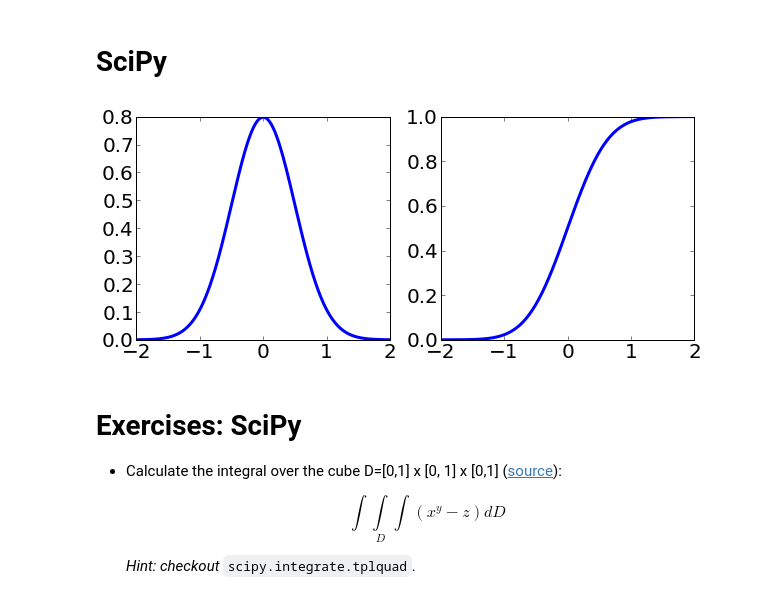
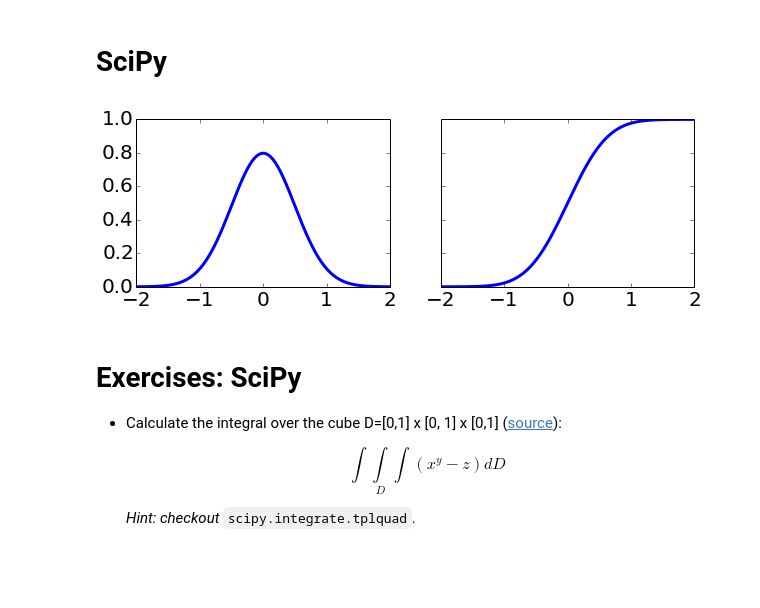
Before and after one commit to guziy/guziy.github.io, a Jupyter notebook: CNRCWP_student_workshop_2013-12-17/Python_CNRCWP_tutorial.ipynb, the cells around one changed output. Drawn from its saved outputs; the diff is of its cells as text; code cells hidden in the pictures; blank space fills up the shorter version.

```diff
--- a/CNRCWP_student_workshop_2013-12-17/Python_CNRCWP_tutorial.ipynb
+++ b/CNRCWP_student_workshop_2013-12-17/Python_CNRCWP_tutorial.ipynb
@@ -631,13 +629,15 @@ params = {
 }
 plt.rcParams.update(params) #set back font size to the default value
 # %%
+fig, (ax1,ax2) = plt.subplots(1,2, sharey=True)
+fig.set_size_inches((10,3))
+xlocator = MaxNLocator(nbins = 5)
+
 rv = np.linspace(-2, 2, 1000)
-fig, (ax1,ax2) = plt.subplots(1,2)
-fig.set_size_inches((10,4))
 ax1.plot(rv, norm.pdf(rv, loc = 0, scale = 0.5), lw = 3)
-ax1.xaxis.set_major_locator(MaxNLocator(nbins = 5))
+ax1.xaxis.set_major_locator(xlocator)
 
 ax2.plot(rv, norm.cdf(rv, loc = 0, scale = 0.5), lw = 3)
-ax2.xaxis.set_major_locator(MaxNLocator(nbins = 5))
+ax2.xaxis.set_major_locator(xlocator)
 # %% [output]
-[figure, old version]
+[figure, new version]
```
Also changed, not shown: parts of 57 cells of this notebook, 1 other file.
